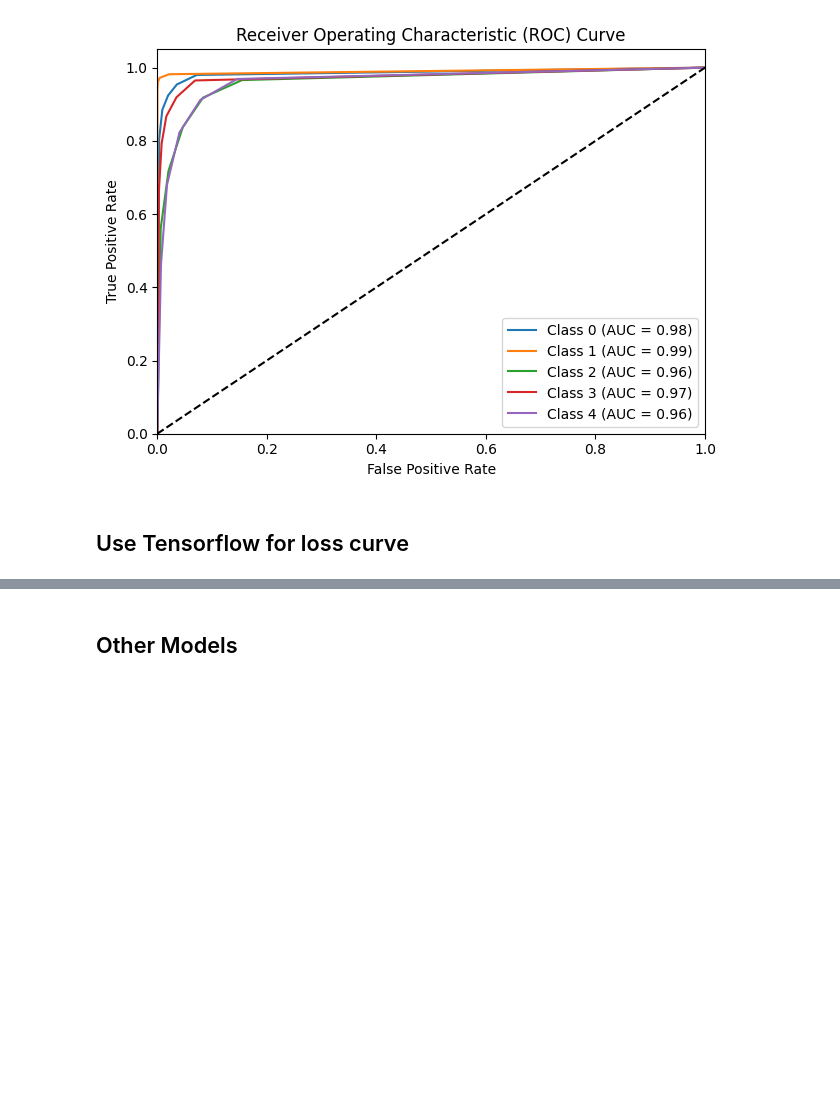
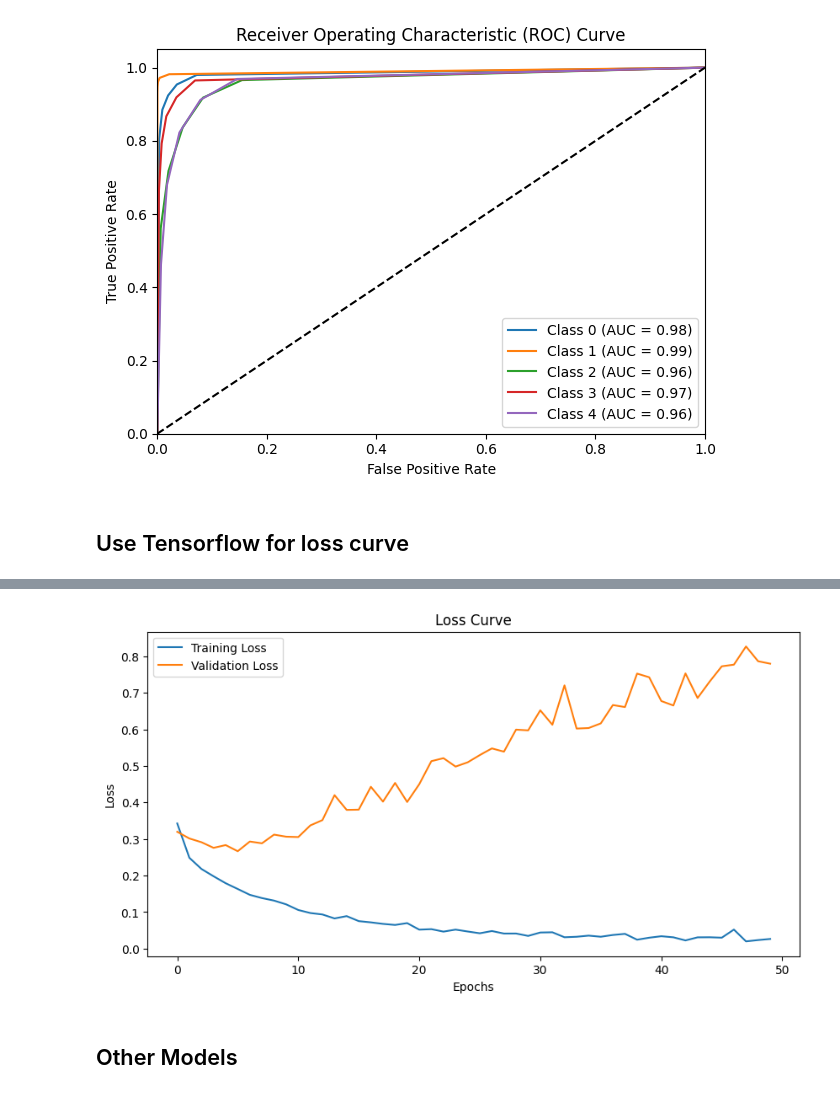
Before and after one commit to 3ab3z2/Machine-fashion-model-mnist, a Jupyter notebook: 20241203-fashion.ipynb, the cells around one changed output, grey strips where cells are left out. Drawn from its saved outputs; the diff is of its cells as text; code cells hidden in the pictures; blank space fills up the shorter version.

```diff
--- a/20241203-fashion.ipynb
+++ b/20241203-fashion.ipynb
@@ -209,0 +241,23 @@ from tensorflow.keras.layers import Dense
+# %%
+# Define the model
+model = Sequential()
+model.add(Dense(128, input_dim=X_trn.shape[1], activation='relu'))
+model.add(Dense(64, activation='relu'))
+model.add(Dense(5, activation='softmax'))
+
+# Compile the model
+model.compile(optimizer='adam', loss='sparse_categorical_crossentropy', metrics=['accuracy'])
+
+# Train the model and store the history
+history = model.fit(X_trn, y_trn, epochs=50, validation_data=(X_tst, y_tst), verbose=0)
+
+# Plot the loss curve
+plt.figure(figsize=(10, 5))
+plt.plot(history.history['loss'], label='Training Loss')
+plt.plot(history.history['val_loss'], label='Validation Loss')
+plt.title('Loss Curve')
+plt.xlabel('Epochs')
+plt.ylabel('Loss')
+plt.legend()
+plt.show()
+# %% [output]
@@ -210,3 +265,4 @@ from tensorflow.keras.layers import Dense
+[figure, added]
 # %% [markdown]
 ## Other Models
 # %%
```
Also changed, not shown: parts of 8 cells of this notebook.
